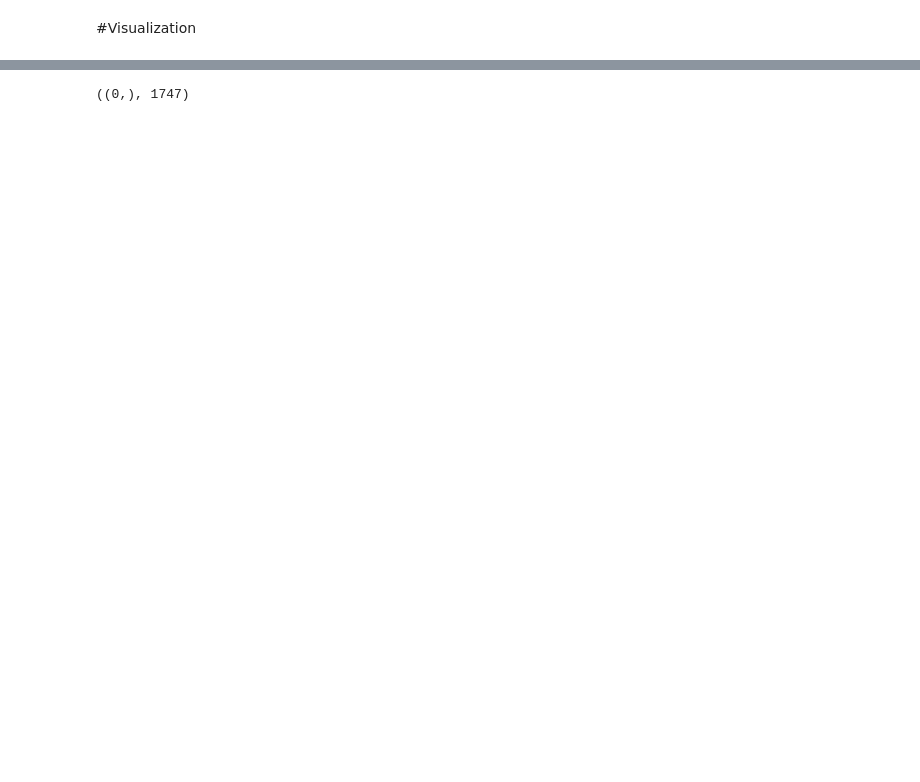
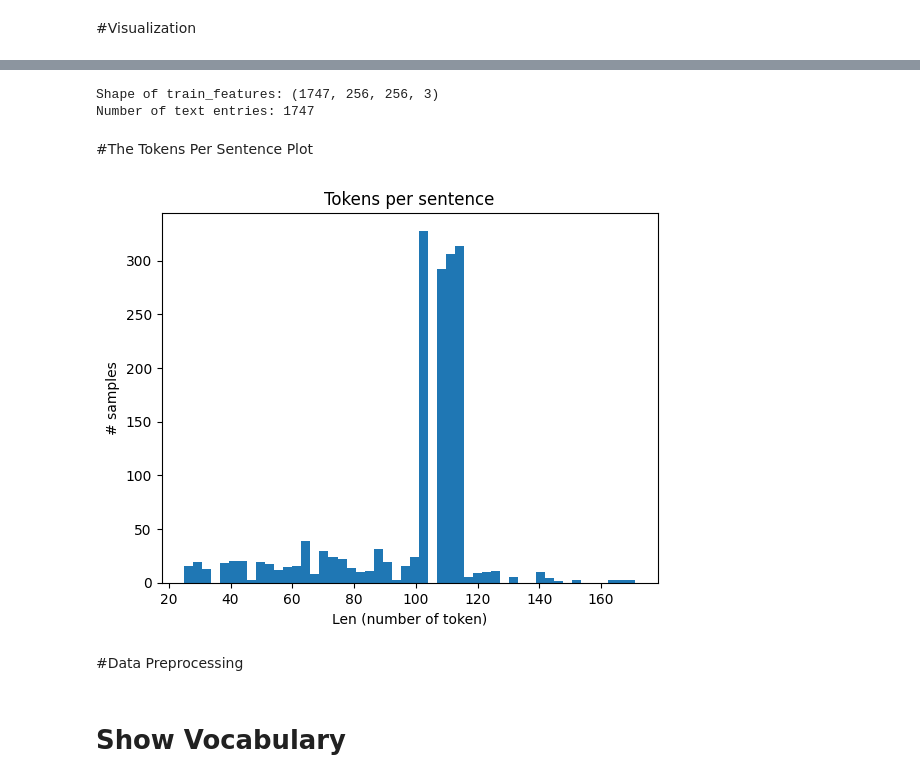
Before and after one commit to KalanaKariyawasam/RectCoGen, a Jupyter notebook: RectCoGen.ipynb, the cells around one changed output, grey strips where cells are left out. Cells and saved outputs as stored; diff of their text form; code cells hidden in the pictures; blank space fills up the shorter version.

Commit message:
Added data preprocessing and data generator

```diff
--- a/RectCoGen.ipynb
+++ b/RectCoGen.ipynb
@@ -35,6 +39,6 @@ from PIL import Image
 # %%
 # Directory where the data is stored
-data_dir = '/content/drive/MyDrive/Datasets/web/all_data'
+data_dir = '/content/drive/MyDrive/RectCoGen/Datasets/web/all_data'
 
 # Lists to store paths of images and their labels
 image_paths = []
@@ -134,6 +158,25 @@ GUI text: <START> header { btn-active , btn-inactive , btn-inactive , btn-inacti
 [figure]
 # %%
 # Dataset info as Sanity check
-train_features.shape, len(texts)
+print("Shape of train_features:", train_features.shape)
+print("Number of text entries:", len(texts))
 # %% [output]
-((0,), 1747)
+Shape of train_features: (1747, 256, 256, 3)
+Number of text entries: 1747
+# %% [markdown]
+#The Tokens Per Sentence Plot
+# %%
+# Custom Tokenizer
+re_tok = re.compile(f'([{string.punctuation}“”¨«»®´·º½¾¿¡§£₤‘’])')
+def tokenize(s): return re_tok.sub(r' \1 ', s).split()
+
+# Plot sentence by lenght
+plt.hist([len(tokenize(s)) for s in texts], bins=50)
+plt.title('Tokens per sentence')
+plt.xlabel('Len (number of token)')
+plt.ylabel('# samples')
+plt.show()
+# %% [output]
+[figure, added]
+# %% [markdown]
+#Data Preprocessing
@@ -139,0 +211,2 @@ train_features.shape, len(texts)
+# %% [markdown]
+# Show Vocabulary
```
Also changed, not shown: parts of 9 cells of this notebook.
